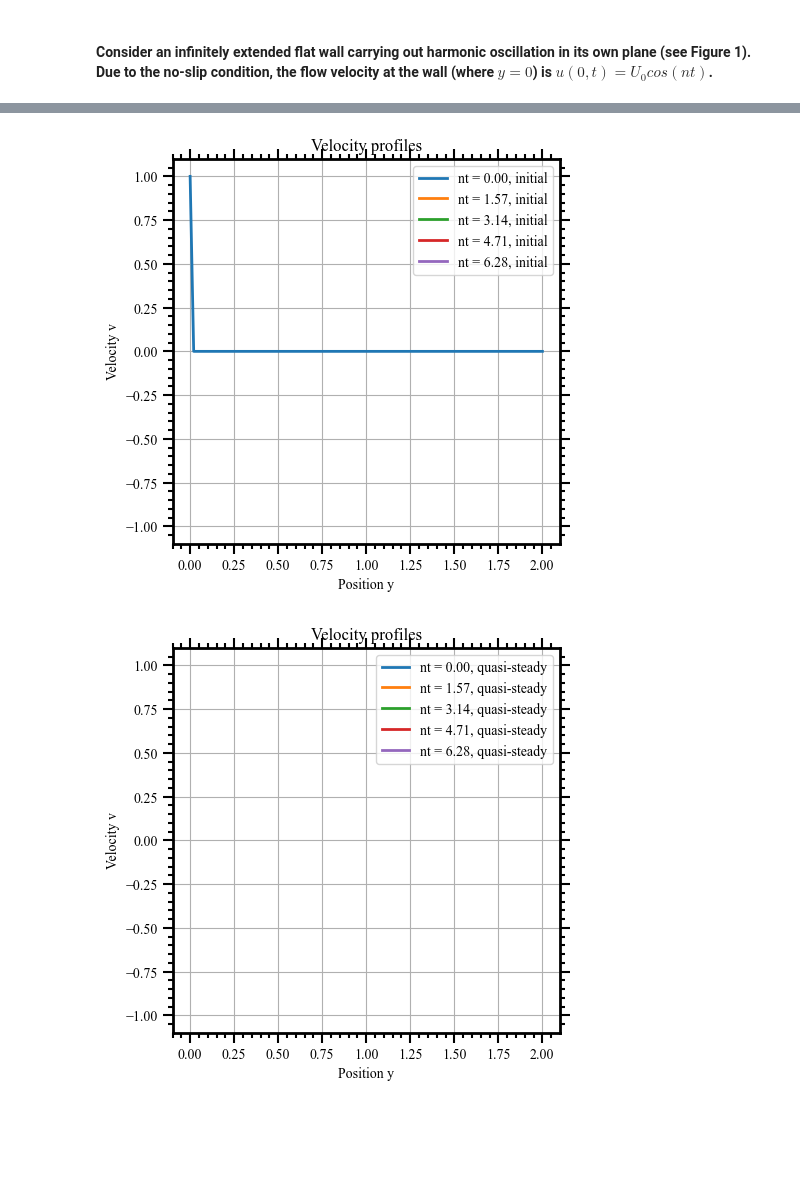
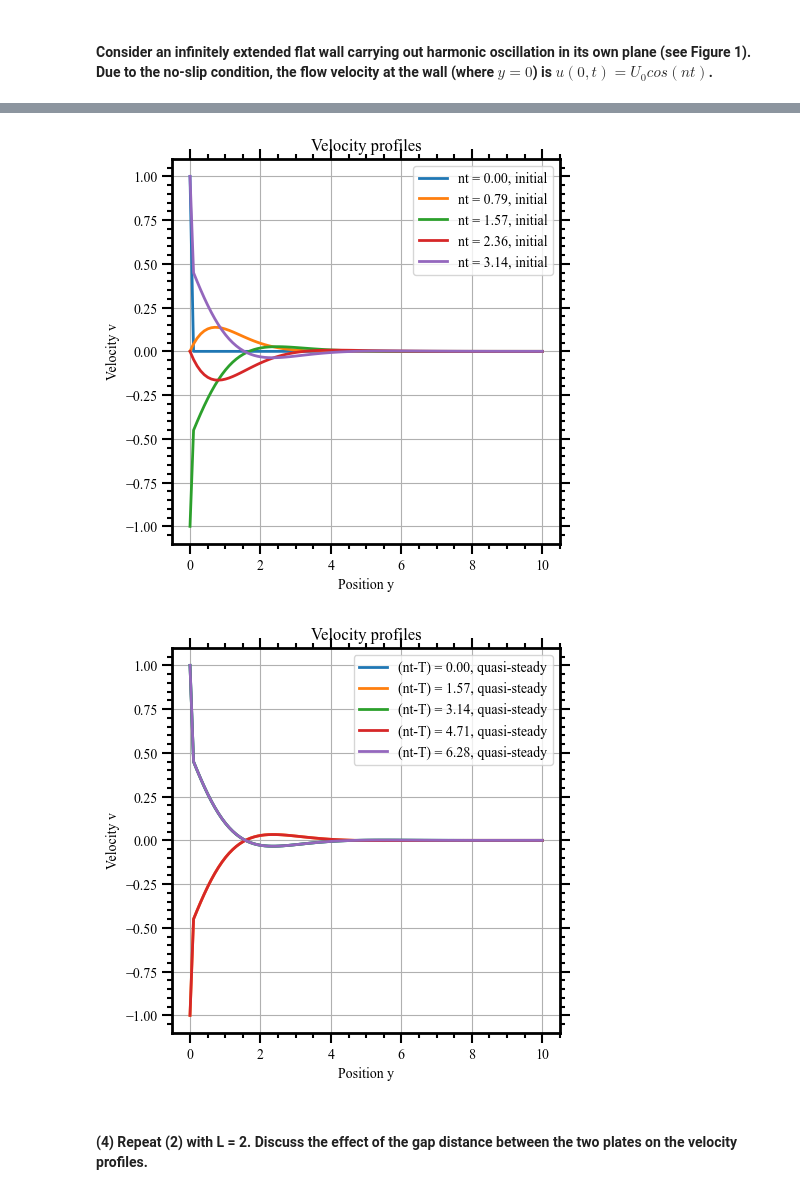
Before and after one commit to boyeon-kim/23-01-CSE5004, a Jupyter notebook: HW6/Python_HW6_boyeonK.ipynb, the cells around one changed output, grey strips where cells are left out. Saved outputs shown, nothing was run; the diff lists cells and outputs as text; code cells hidden in the pictures; blank space fills up the shorter version.

```diff
--- a/HW6/Python_HW6_boyeonK.ipynb
+++ b/HW6/Python_HW6_boyeonK.ipynb
@@ -117,11 +147,13 @@ KeyboardInterrupt:
 # %%
+u = FTCS(T, L, n, nu, dt)
+
 # Plotting for initial
 for nt in nts:
+    # t = nt/n
+    nt = nt/n
     # for dataframe
-    data2 = u[int(nt/dt), :]
-    df2 = pd.DataFrame(data2)
-    df2.to_csv(f'int{nt:.0f}.csv')
-    plt.plot(y, u[int(nt/dt), :], label=f'nt = {nt:.2f}, initial')
+    data = u[int(nt/dt), :]
+    plt.plot(y, data, label=f'nt = {nt:.2f}, initial')
 plt.legend(loc = 'upper right')
 plt.xlabel('Position y')
 plt.ylabel('Velocity v')
@@ -132,10 +164,8 @@ plt.show()
 # Plotting for quasi-steady
 for nt in nts:
     idx = int((nt+T) / dt)
-    plt.plot(y, u[idx, :], label=f'nt = {nt:.2f}, quasi-steady')
-    data1 = u[idx, :]
-    df1 = pd.DataFrame(data1)
-    df1.to_csv(f'qs{nt:.0f}.csv')
+    data = u[idx, :]
+    plt.plot(y, data, label=f'(nt-T) = {nt:.2f}, quasi-steady')
 plt.legend(loc = 'upper right')
 plt.xlabel('Position y')
 plt.ylabel('Velocity v')
@@ -219,31 +233,31 @@ for i in range(M-1):
 # %%
-# Plotting for initial
+u_cn = CN(T, L, n, nu, dt)
+
+# Plotting
 for nt in nts:
-    # for dataframe
-    data2 = u[int(nt/dt), :]
-    df2 = pd.DataFrame(data2)
-    df2.to_csv(f'int{nt:.0f}.csv')
-    plt.plot(y, u[int(nt/dt), :], label=f'nt = {nt:.2f}, initial')
-plt.legend(loc = 'upper right')
+    #t = nt/n
+    nt = nt/n
+    plt.plot(y, u_cn[int(nt/dt), :], label=f'nt = {nt:.2f}, initial')
+    plt.legend()
 plt.xlabel('Position y')
 plt.ylabel('Velocity v')
 plt.title('Velocity profiles')
 plt.grid(True)
 plt.show()
 
-# Plotting for quasi-steady
+# Plotting
 for nt in nts:
     idx = int((nt+T) / dt)
-    plt.plot(y, u[idx, :], label=f'nt = {nt:.2f}, quasi-steady')
-    data1 = u[idx, :]
-    df1 = pd.DataFrame(data1)
-    df1.to_csv(f'qs{nt:.0f}.csv')
-plt.legend(loc = 'upper right')
+    data = u_cn[idx, :]
+    plt.plot(y, data, label=f'(nt-T) = {nt:.2f}, quasi-steady')
+    plt.legend()
 plt.xlabel('Position y')
 plt.ylabel('Velocity v')
 plt.title('Velocity profiles')
 plt.grid(True)
 plt.show()
 # %% [output]
-[figure, old version]
+[figure, new version]
-[figure, old version]
+[figure, new version]
+# %% [markdown]
+#### (4) Repeat (2) with L = 2. Discuss the effect of the gap distance between the two plates on the velocity profiles.
```
Also changed, not shown: parts of 22 cells of this notebook, 2 other files.
